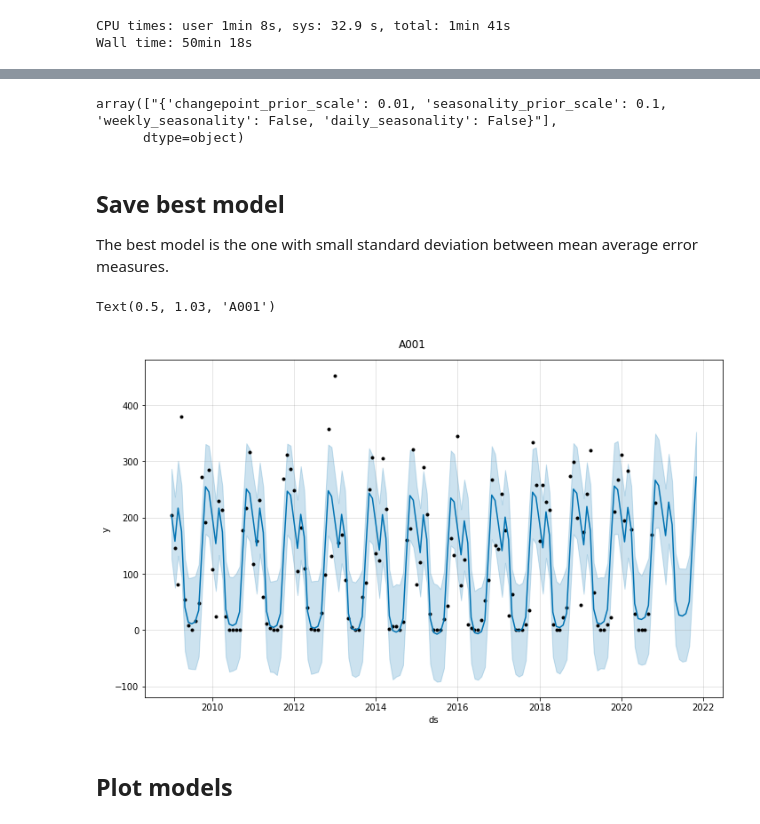
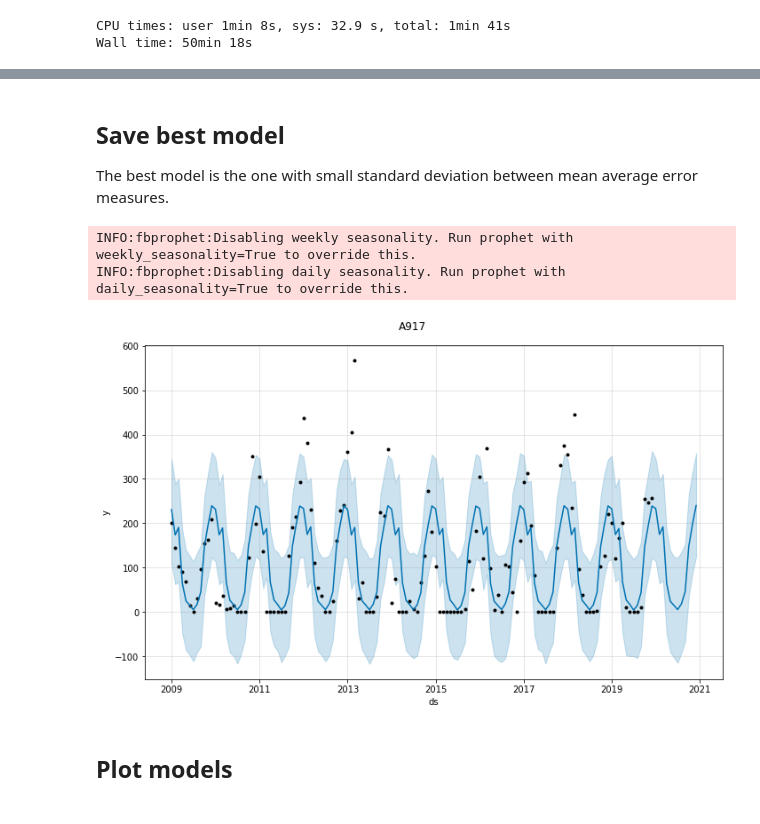
Before and after one commit to bragarods/agro, a Jupyter notebook: notebooks/colab_prophet.ipynb, the cells around one changed output, grey strips where cells are left out. Saved outputs shown, nothing was run; the diff lists cells and outputs as text; code cells hidden in the pictures.

Commit message:
v0.3 - w/ tuning results

```diff
--- a/notebooks/colab_prophet.ipynb
+++ b/notebooks/colab_prophet.ipynb
@@ -198,17 +177,18 @@ A211
-# %%
-tuning_results.head(1).params.values
-# %% [output]
-array(["{'changepoint_prior_scale': 0.01, 'seasonality_prior_scale': 0.1, 'weekly_seasonality': False, 'daily_seasonality': False}"],
-      dtype=object)
 # %% [markdown]
 ## Save best model
 
 The best model is the one with small standard deviation between mean average error measures.
 # %%
-m = Prophet(changepoint_prior_scale = 0.5,
+## best sinop
+
+m = Prophet(changepoint_prior_scale = 0.01,
             seasonality_prior_scale = 0.1,
-            weekly_seasonality = False,
-            daily_seasonality = False).fit(strain[strain.cd_estacao == 'A001'])  # Fit model with given params
+            #weekly_seasonality = False,
+            #daily_seasonality = False,
+            growth='flat').fit(strain1[strain1.cd_estacao == 'A917'])  # Fit model with given params
+# %% [output]
+INFO:fbprophet:Disabling weekly seasonality. Run prophet with weekly_seasonality=True to override this.
+INFO:fbprophet:Disabling daily seasonality. Run prophet with daily_seasonality=True to override this.
 # %%
 # Python
 import json
@@ -220,13 +200,13 @@ with open(mpath + '/fbp_A001.json', 'w') as fout:
 with open(mpath + '/fbp_A001.json', 'r') as fin:
     m1 = model_from_json(json.load(fin))  # Load model
 # %%
-future = m1.make_future_dataframe(periods=12, freq='MS')
-forecast = m1.predict(future)
-fig = m1.plot(forecast)
-fig.suptitle('A001',y=1.03)
+from sklearn.metrics import mean_absolute_error
+future = m.make_future_dataframe(periods=12, freq='MS')
+forecast = m.predict(future)
+fig = m.plot(forecast)
+fig.suptitle('A917',y=1.03);
 # %% [output]
-Text(0.5, 1.03, 'A001')
-[figure, old version]
+[figure, new version]
 # %% [markdown]
 ## Plot models
 # %%
```
Also changed, not shown: parts of 2 cells of this notebook.
